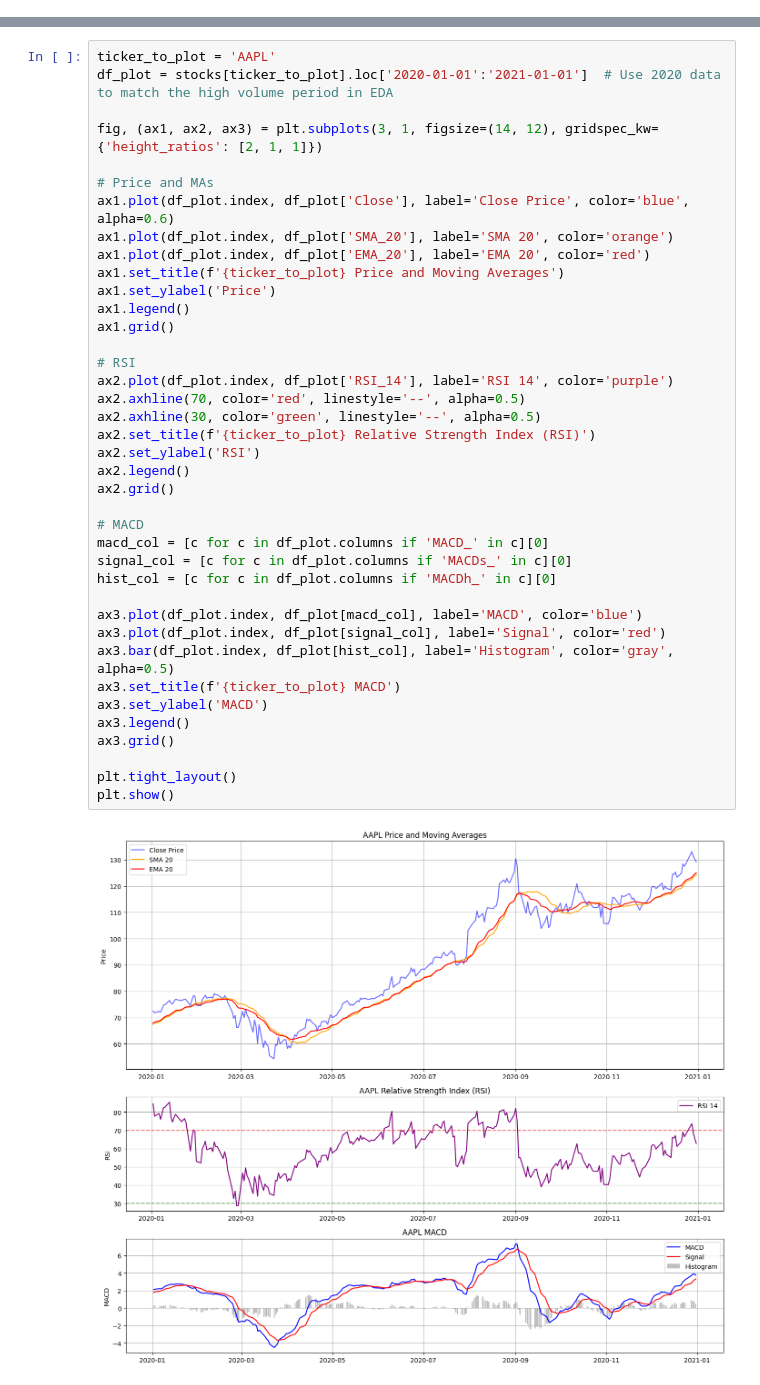
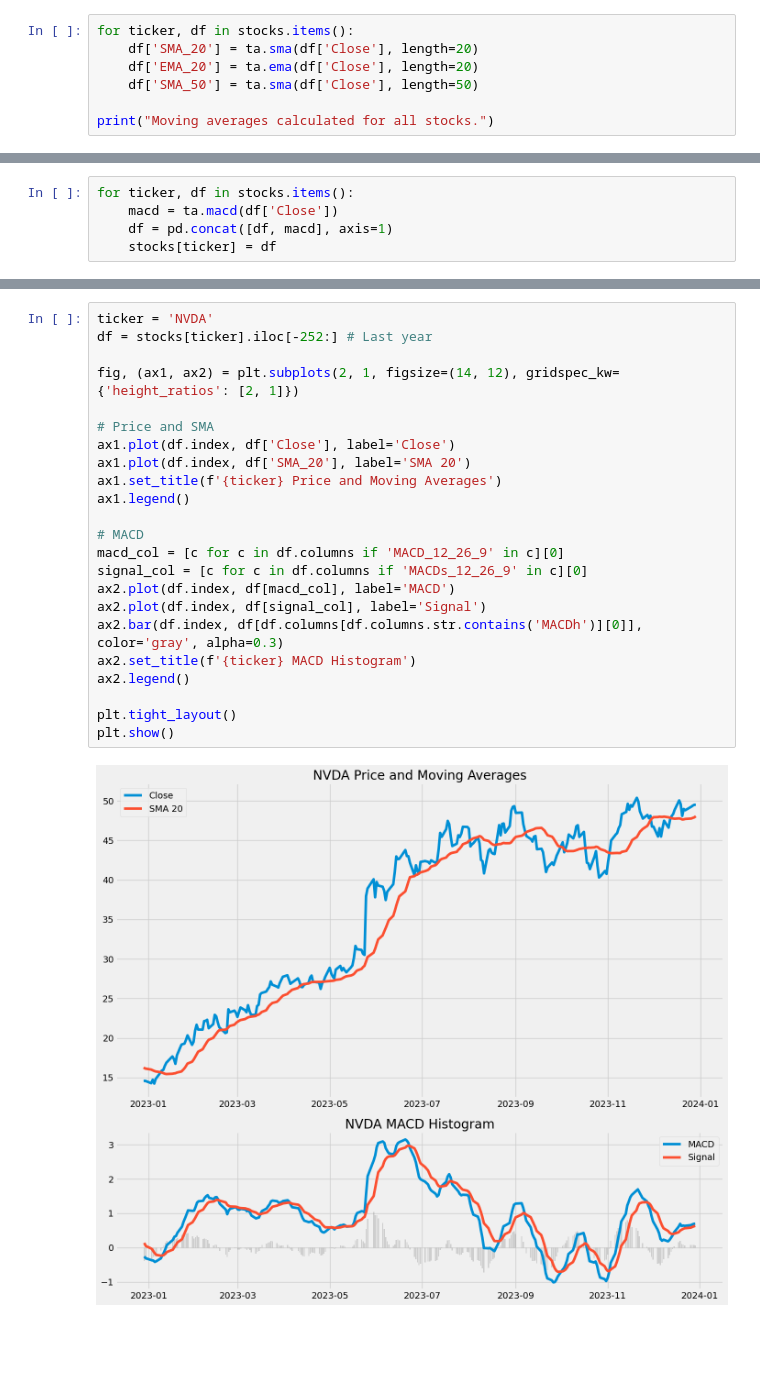
Before and after one commit to elu-di/news-sentiment-analysis, a Jupyter notebook: notebooks/task2_technical_analysis.ipynb, the cells around one changed output, grey strips where cells are left out. Cells and saved outputs as stored; diff of their text form; blank space fills up the shorter version.

```diff
--- a/notebooks/task2_technical_analysis.ipynb
+++ b/notebooks/task2_technical_analysis.ipynb
@@ -109,0 +38,7 @@ We visualize AAPL closing prices, moving averages, RSI, and MACD.
+# %%
+for ticker, df in stocks.items():
+    df['SMA_20'] = ta.sma(df['Close'], length=20)
+    df['EMA_20'] = ta.ema(df['Close'], length=20)
+    df['SMA_50'] = ta.sma(df['Close'], length=50)
+
+print("Moving averages calculated for all stocks.")
@@ -109,0 +58,5 @@ We visualize AAPL closing prices, moving averages, RSI, and MACD.
+# %%
+for ticker, df in stocks.items():
+    macd = ta.macd(df['Close'])
+    df = pd.concat([df, macd], axis=1)
+    stocks[ticker] = df
@@ -110,41 +82,25 @@ We visualize AAPL closing prices, moving averages, RSI, and MACD.
 # %%
-ticker_to_plot = 'AAPL'
-df_plot = stocks[ticker_to_plot].loc['2020-01-01':'2021-01-01']  # Use 2020 data to match the high volume period in EDA
+ticker = 'NVDA'
+df = stocks[ticker].iloc[-252:] # Last year
 
-fig, (ax1, ax2, ax3) = plt.subplots(3, 1, figsize=(14, 12), gridspec_kw={'height_ratios': [2, 1, 1]})
+fig, (ax1, ax2) = plt.subplots(2, 1, figsize=(14, 12), gridspec_kw={'height_ratios': [2, 1]})
 
-# Price and MAs
-ax1.plot(df_plot.index, df_plot['Close'], label='Close Price', color='blue', alpha=0.6)
-ax1.plot(df_plot.index, df_plot['SMA_20'], label='SMA 20', color='orange')
-ax1.plot(df_plot.index, df_plot['EMA_20'], label='EMA 20', color='red')
-ax1.set_title(f'{ticker_to_plot} Price and Moving Averages')
-ax1.set_ylabel('Price')
+# Price and SMA
+ax1.plot(df.index, df['Close'], label='Close')
+ax1.plot(df.index, df['SMA_20'], label='SMA 20')
+ax1.set_title(f'{ticker} Price and Moving Averages')
 ax1.legend()
-ax1.grid()
-
-# RSI
-ax2.plot(df_plot.index, df_plot['RSI_14'], label='RSI 14', color='purple')
-ax2.axhline(70, color='red', linestyle='--', alpha=0.5)
-ax2.axhline(30, color='green', linestyle='--', alpha=0.5)
-ax2.set_title(f'{ticker_to_plot} Relative Strength Index (RSI)')
-ax2.set_ylabel('RSI')
-ax2.legend()
-ax2.grid()
 
 # MACD
-macd_col = [c for c in df_plot.columns if 'MACD_' in c][0]
-signal_col = [c for c in df_plot.columns if 'MACDs_' in c][0]
-hist_col = [c for c in df_plot.columns if 'MACDh_' in c][0]
-
-ax3.plot(df_plot.index, df_plot[macd_col], label='MACD', color='blue')
-ax3.plot(df_plot.index, df_plot[signal_col], label='Signal', color='red')
-ax3.bar(df_plot.index, df_plot[hist_col], label='Histogram', color='gray', alpha=0.5)
-ax3.set_title(f'{ticker_to_plot} MACD')
-ax3.set_ylabel('MACD')
-ax3.legend()
-ax3.grid()
+macd_col = [c for c in df.columns if 'MACD_12_26_9' in c][0]
+signal_col = [c for c in df.columns if 'MACDs_12_26_9' in c][0]
+ax2.plot(df.index, df[macd_col], label='MACD')
+ax2.plot(df.index, df[signal_col], label='Signal')
+ax2.bar(df.index, df[df.columns[df.columns.str.contains('MACDh')][0]], color='gray', alpha=0.3)
+ax2.set_title(f'{ticker} MACD Histogram')
+ax2.legend()
 
 plt.tight_layout()
 plt.show()
 # %% [output]
-[figure, old version]
+[figure, new version]
```
Also changed, not shown: parts of 19 cells of this notebook, 7 other files.
